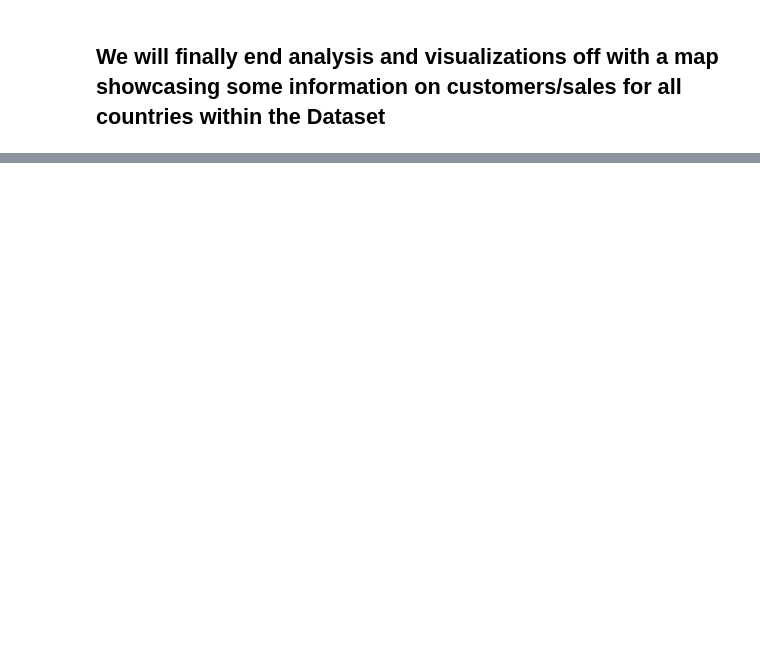
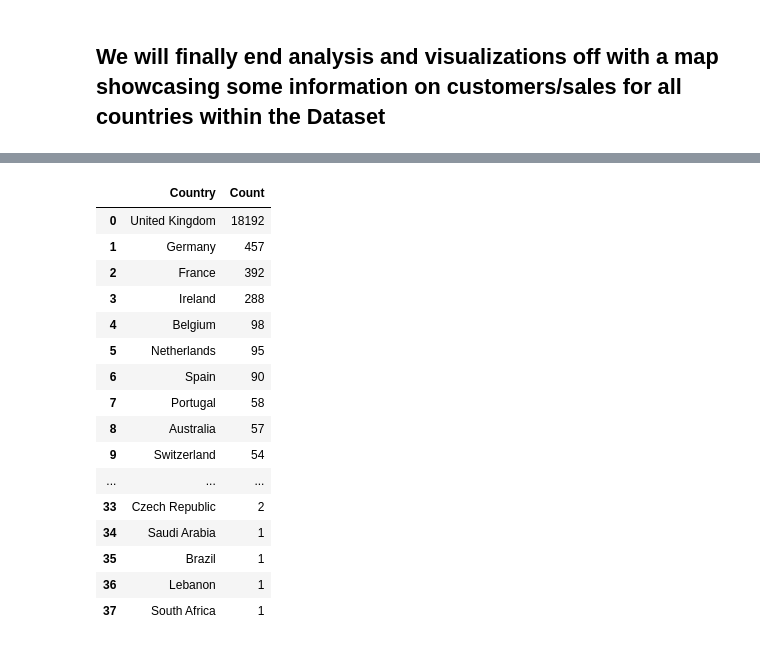
Before and after one commit to Adamb0lt/Shopping-analysis-visualization, a Jupyter notebook: online_retail_analysis.ipynb, the cells around one changed output, grey strips where cells are left out. Drawn from its saved outputs; the diff is of its cells as text; code cells hidden in the pictures; blank space fills up the shorter version.

Commit message:
data is ready, map is to be created from it

```diff
--- a/online_retail_analysis.ipynb
+++ b/online_retail_analysis.ipynb
@@ -277,0 +578,4 @@ plt.show()
+# %%
+#xtract the columns we need for the map, invoiceNo and Country
+country_data = new_online_retail[['Country','InvoiceNo']]
+country_data
@@ -277,0 +596,30 @@ plt.show()
+# %%
+
+# Create a new DataFrame with unique pairs of 'Country' and 'InvoiceNo'
+unique_country_data = country_data.drop_duplicates()
+
+
+# Get the count of occurrences for each 'Country' across all 'InvoiceNo'
+country_counts = unique_country_data['Country'].value_counts().reset_index()
+country_counts.columns = ['Country', 'Count']
+
+#unique_country_data
+country_counts
+# %% [output]
+|  | Country | Count |
+| 0 | United Kingdom | 18192 |
+| 1 | Germany | 457 |
+| 2 | France | 392 |
+| 3 | Ireland | 288 |
+| 4 | Belgium | 98 |
+| 5 | Netherlands | 95 |
+| 6 | Spain | 90 |
+| 7 | Portugal | 58 |
+| 8 | Australia | 57 |
+| 9 | Switzerland | 54 |
+| ... | ... | ... |
+| 33 | Czech Republic | 2 |
+| 34 | Saudi Arabia | 1 |
+| 35 | Brazil | 1 |
+| 36 | Lebanon | 1 |
+| 37 | South Africa | 1 |
```
Also changed, not shown: parts of 39 cells of this notebook.
